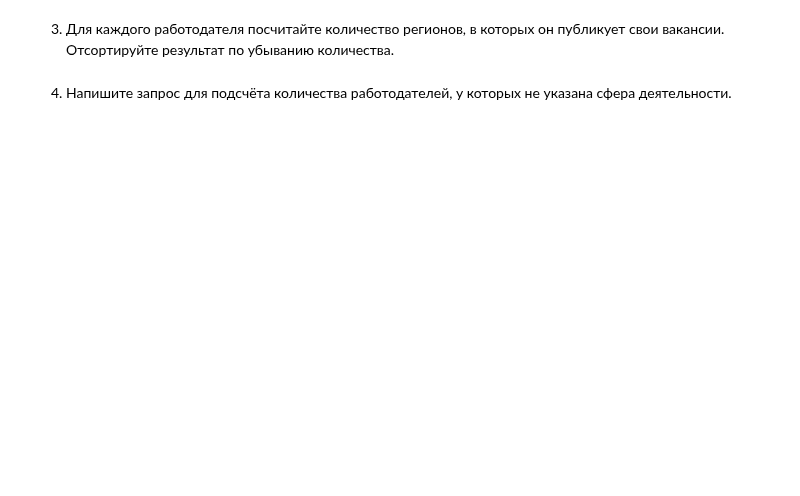
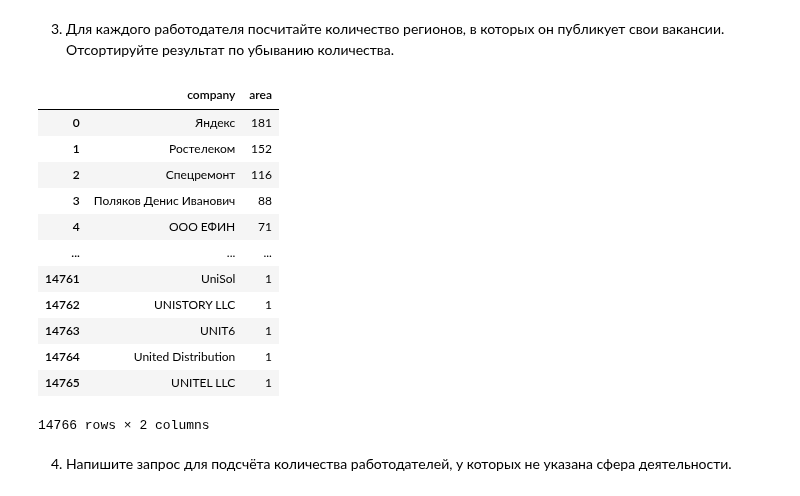
Before and after one commit to BubbleGama4ok/test, a Jupyter notebook: project_2/Project_2_Ноутбук_шаблон.ipynb, the cells around one changed output. Cells and saved outputs as stored; diff of their text form; code cells hidden in the pictures; blank space fills up the shorter version.

```diff
--- a/project_2/Project_2_Ноутбук_шаблон.ipynb
+++ b/project_2/Project_2_Ноутбук_шаблон.ipynb
@@ -257,6 +283,31 @@ df52
 3. Для каждого работодателя посчитайте количество регионов, в которых он публикует свои вакансии. Отсортируйте результат по убыванию количества.
 # %%
 # текст запроса
+q53 = f'''
+select
+    e.name company,
+    count(distinct(v.area_id)) area
+from employers e
+    join vacancies v on v.employer_id=e.id
+group by 1
+order by 2 desc
+'''
+df53 = pd.read_sql_query(q53, connection)
+df53
+# %% [output]
+|  | company | area |
+| 0 | Яндекс | 181 |
+| 1 | Ростелеком | 152 |
+| 2 | Спецремонт | 116 |
+| 3 | Поляков Денис Иванович | 88 |
+| 4 | ООО ЕФИН | 71 |
+| ... | ... | ... |
+| 14761 | UniSol | 1 |
+| 14762 | UNISTORY LLC | 1 |
+| 14763 | UNIT6 | 1 |
+| 14764 | United Distribution | 1 |
+| 14765 | UNITEL LLC | 1 |
+14766 rows × 2 columns
 # %%
 # результат запроса
 # %% [markdown]
```
Also changed, not shown: parts of 7 cells of this notebook, 1 other file.
